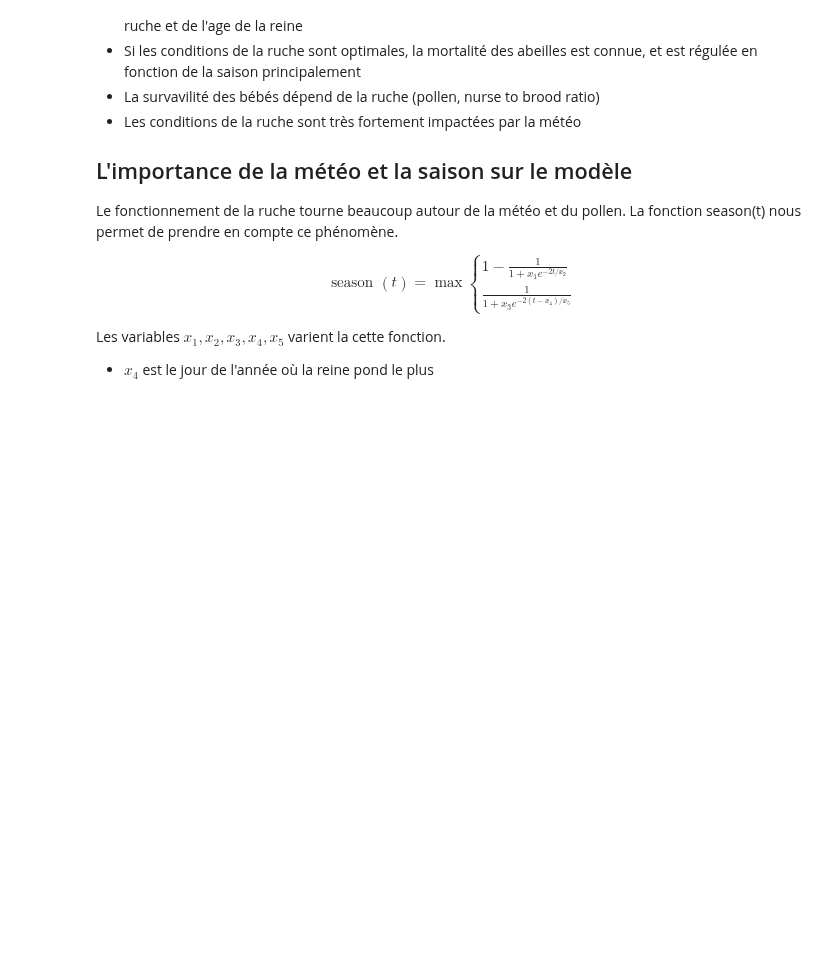
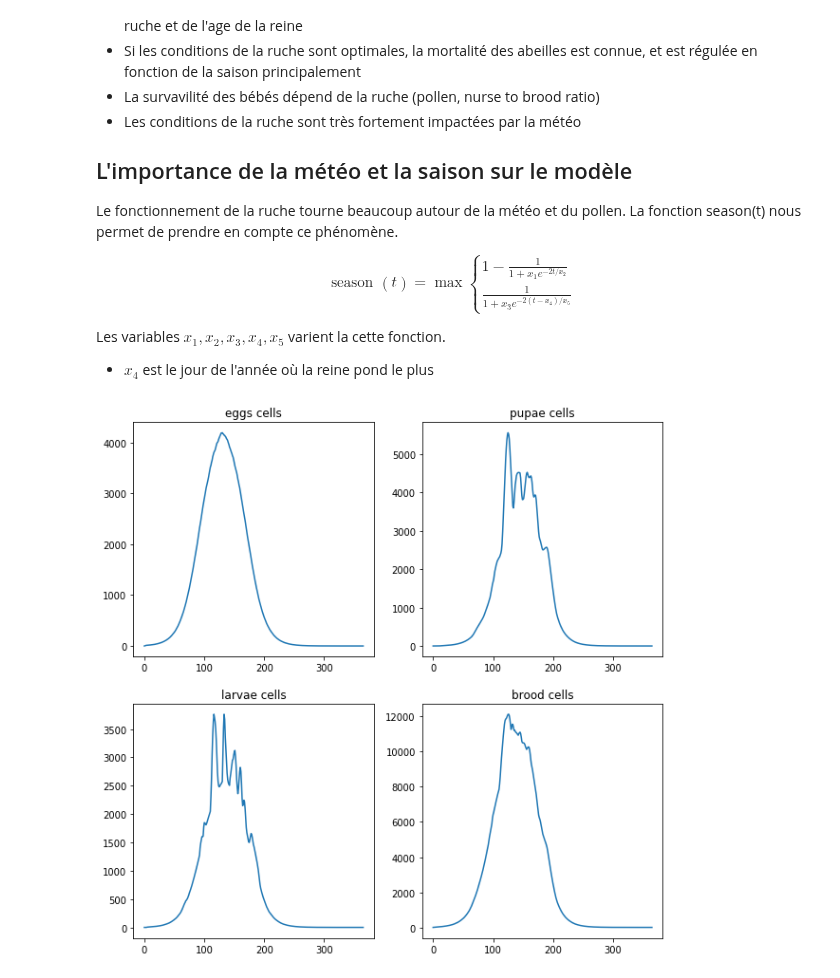
Before and after one commit to SylvJalb/beenamics, a Jupyter notebook: beezbeez.ipynb, the cells around one changed output. Cells and saved outputs as stored; diff of their text form; code cells hidden in the pictures; blank space fills up the shorter version.

```diff
--- a/beezbeez.ipynb
+++ b/beezbeez.ipynb
@@ -162,7 +159,7 @@ def SUPcomb(t):
 
 # (page 5, eq 4)
 def ELRstoch(t):
-    value = 1 #np.random.uniform(-ELRstochrange, ELRstochrange)
+    value = np.random.uniform(-ELRstochrange, ELRstochrange)
     return value
 
 # (page 5, eq 5)
@@ -545,25 +542,29 @@ def WEIGHTcolony(t):
 def BEESlazy(t):
     return (BEESadult(t) * (1 - FACTORothertasks)) - FORAGERSactive(t) - NURSES(t) - PROCESSORS(t)
 # %%
+reset_cache()
+
 fig, ax = plt.subplots(nrows=2, ncols=2, figsize=(10, 10))
 
 a, b, c, d = [], [], [], []
 
 time = np.arange(366)
 
 for t in time:
     a.append(CELLSeggs(t))
     b.append(CELLSlarvae(t))
     c.append(CELLSpupae(t))
     d.append(CELLSbrood(t))
 
 ax[0,0].plot(a)
-ax[0,0].title.set_text("eggs")
+ax[0,0].title.set_text("eggs cells")
 ax[1,0].plot(b)
-ax[1,0].title.set_text("larvae")
+ax[1,0].title.set_text("larvae cells")
 ax[0,1].plot(c)
-ax[0,1].title.set_text("pupae")
+ax[0,1].title.set_text("pupae cells")
 ax[1,1].plot(d)
-ax[1,1].title.set_text("Fluctuations of brood cells")
+ax[1,1].title.set_text("brood cells")
 plt.show()
+# %% [output]
+[figure, added]
 # %%
```
Also changed, not shown: parts of 9 cells of this notebook.
